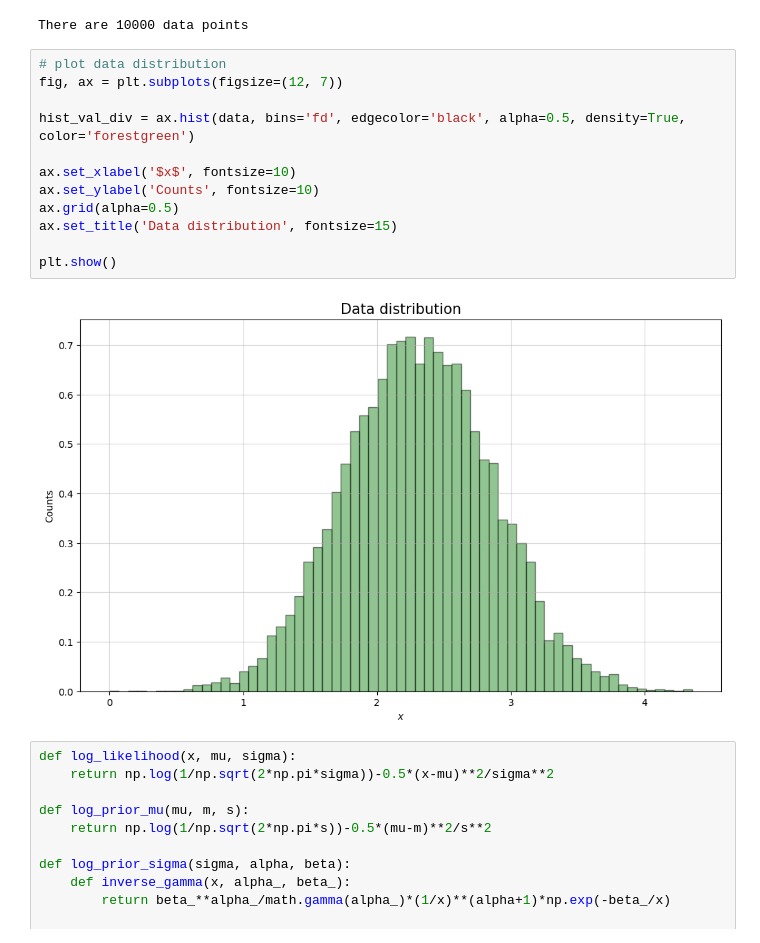
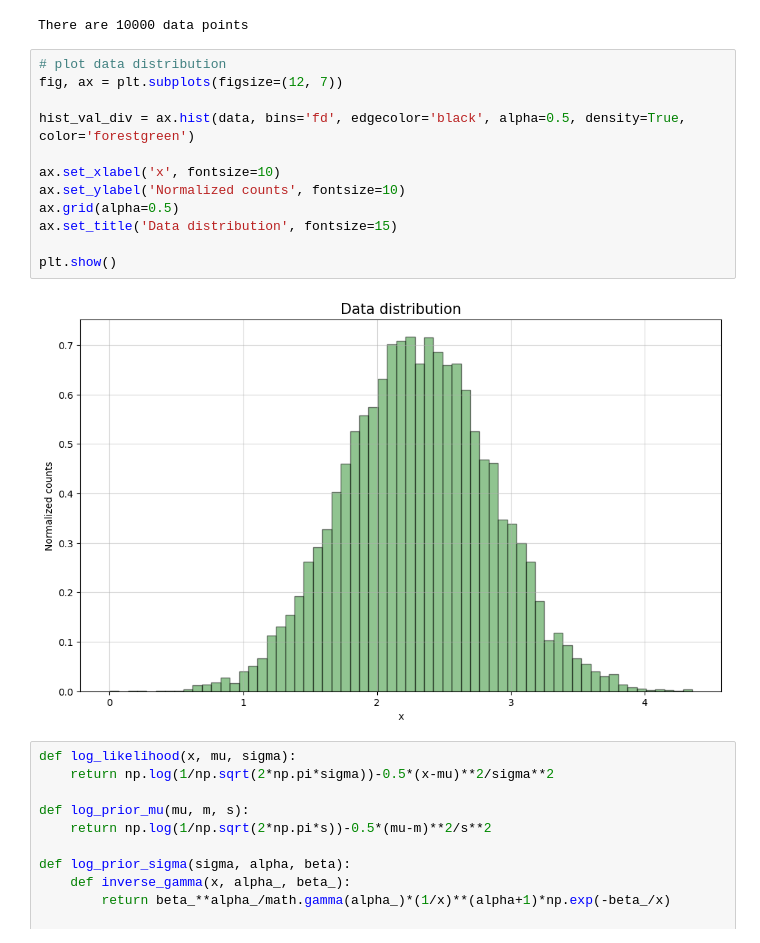
Before and after one commit to NicolaZomer/InformationTheory-Inference, a Jupyter notebook: 05_MetropolisAlgorithm.ipynb, the cells around one changed output. Saved outputs shown, nothing was run; the diff lists cells and outputs as text.

```diff
--- a/05_MetropolisAlgorithm.ipynb
+++ b/05_MetropolisAlgorithm.ipynb
@@ -51,17 +51,17 @@ There are 10000 data points
 # %%
 # plot data distribution
 fig, ax = plt.subplots(figsize=(12, 7))
 
 hist_val_div = ax.hist(data, bins='fd', edgecolor='black', alpha=0.5, density=True, color='forestgreen')
 
-ax.set_xlabel('$x$', fontsize=10)
-ax.set_ylabel('Counts', fontsize=10)
+ax.set_xlabel('x', fontsize=10)
+ax.set_ylabel('Normalized counts', fontsize=10)
 ax.grid(alpha=0.5)
 ax.set_title('Data distribution', fontsize=15)
 
 plt.show()
 # %% [output]
-[figure, old version]
+[figure, new version]
 # %%
 def log_likelihood(x, mu, sigma):
     return np.log(1/np.sqrt(2*np.pi*sigma))-0.5*(x-mu)**2/sigma**2
```
Also changed, not shown: parts of 1 cell of this notebook.
